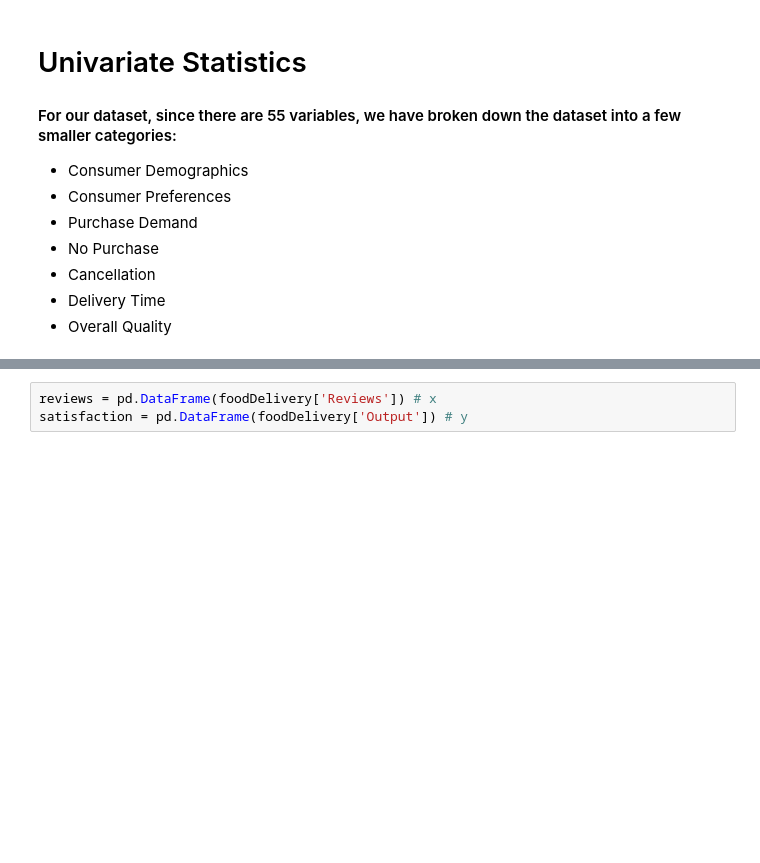
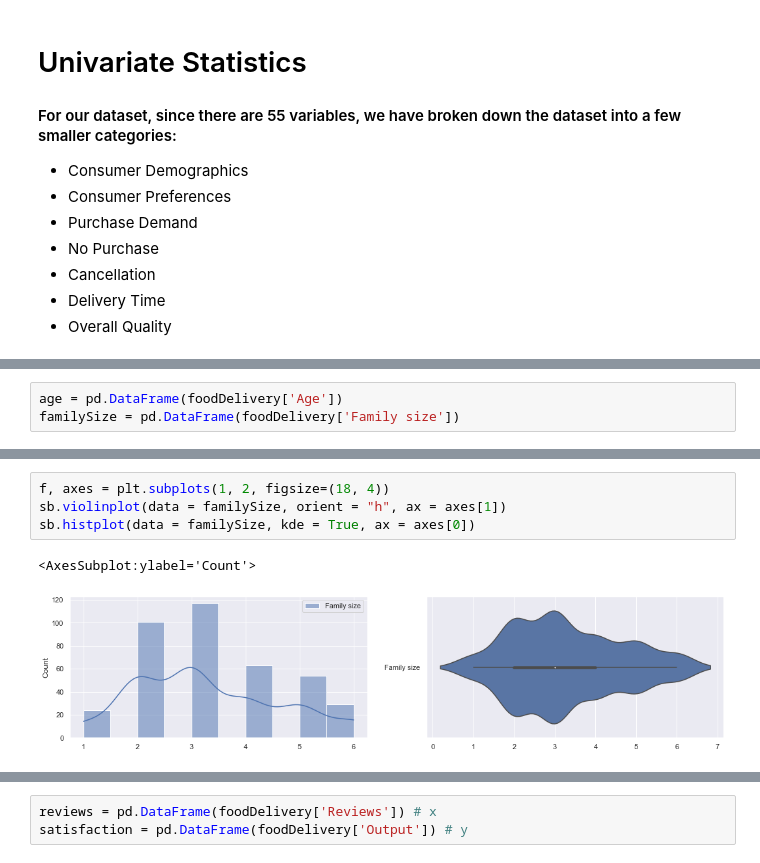
Before and after one commit to DanielxDante/restaurant-conundrum, a Jupyter notebook: Text_Processing.ipynb, the cells around one changed output, grey strips where cells are left out. Cells and saved outputs as stored; diff of their text form; blank space fills up the shorter version.

```diff
--- a/Text_Processing.ipynb
+++ b/Text_Processing.ipynb
@@ -82,0 +84,3 @@ foodDelivery.describe()
+# %%
+age = pd.DataFrame(foodDelivery['Age'])
+familySize = pd.DataFrame(foodDelivery['Family size'])
@@ -82,0 +115,7 @@ foodDelivery.describe()
+# %%
+f, axes = plt.subplots(1, 2, figsize=(18, 4))
+sb.violinplot(data = familySize, orient = "h", ax = axes[1])
+sb.histplot(data = familySize, kde = True, ax = axes[0])
+# %% [output]
+<AxesSubplot:ylabel='Count'>
+[figure, added]
```
Also changed, not shown: parts of 37 cells of this notebook, 2 other files.
